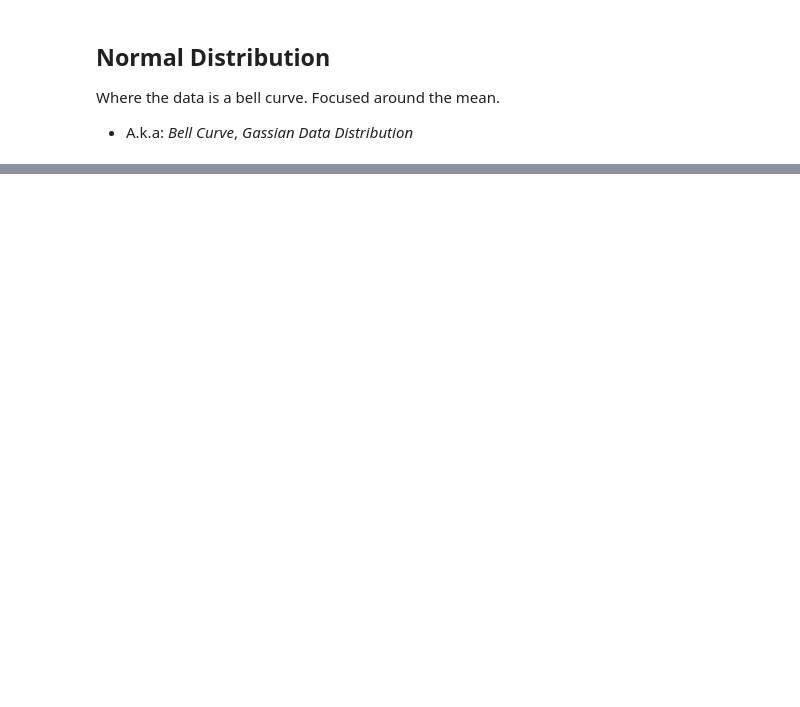
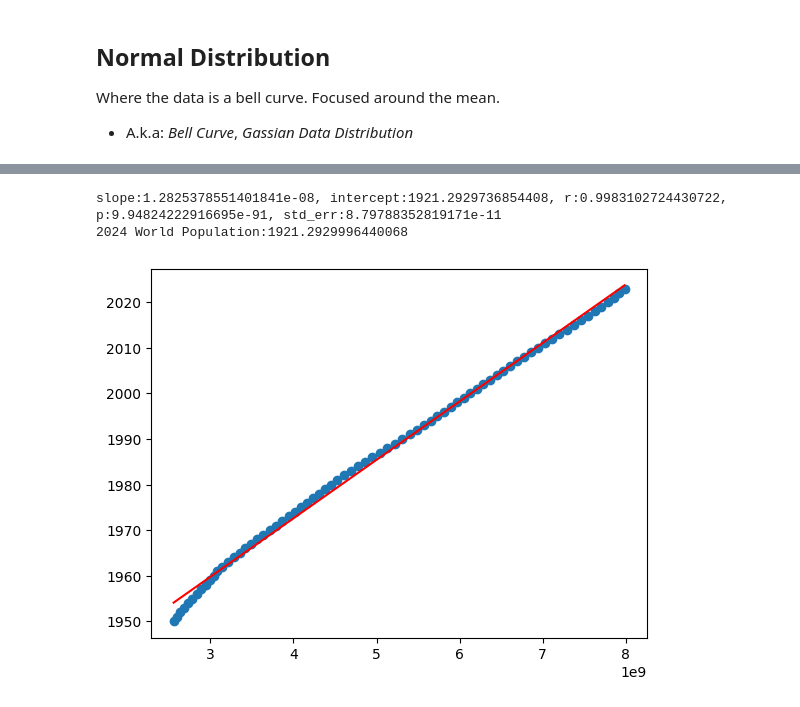
Before and after one commit to shanemarvinmay/ml-course, a Jupyter notebook: self-study/w3schools-ml-course/w3schools_ml_course.ipynb, the cells around one changed output, grey strips where cells are left out. Saved outputs shown, nothing was run; the diff lists cells and outputs as text; code cells hidden in the pictures; blank space fills up the shorter version.

```diff
--- a/self-study/w3schools-ml-course/w3schools_ml_course.ipynb
+++ b/self-study/w3schools-ml-course/w3schools_ml_course.ipynb
@@ -158,0 +221,18 @@ plt.show()
+# %%
+x = world_pop_df['world']
+y = world_pop_df['year']
+slope, intercept, r, p, std_err = stats.linregress(x, y)
+def model(year):
+    return slope * year + intercept
+print(f"slope:{slope}, intercept:{y_intercept}, r:{r}, p:{p}, std_err:{std_err}")
+print(f"2024 World Population:{model(2024)}")
+# %% [output]
+slope:1.2825378551401841e-08, intercept:1921.2929736854408, r:0.9983102724430722, p:9.94824222916695e-91, std_err:8.79788352819171e-11
+2024 World Population:1921.2929996440068
+# %%
+predictions = list(map(model, x))
+plt.scatter(x, y)
+plt.plot(x, predictions, 'r')
+plt.show()
+# %% [output]
+[figure, added]
```
Also changed, not shown: parts of 12 cells of this notebook, 2 other files.
